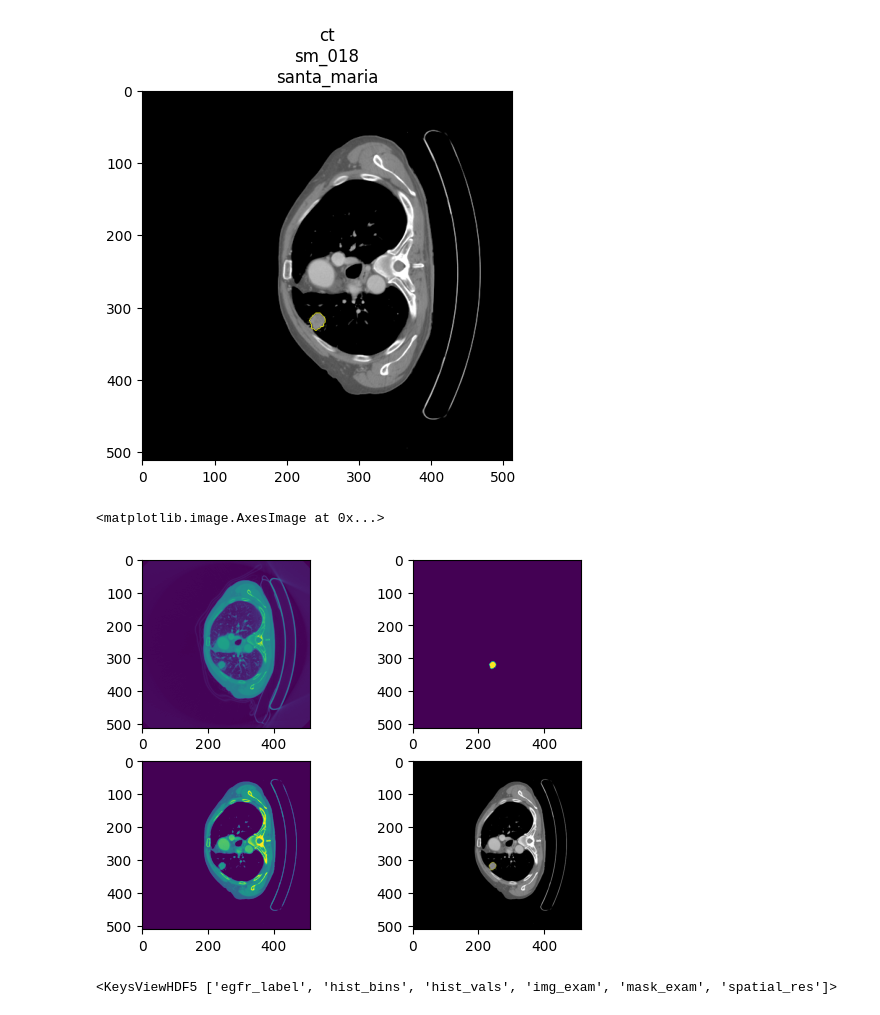
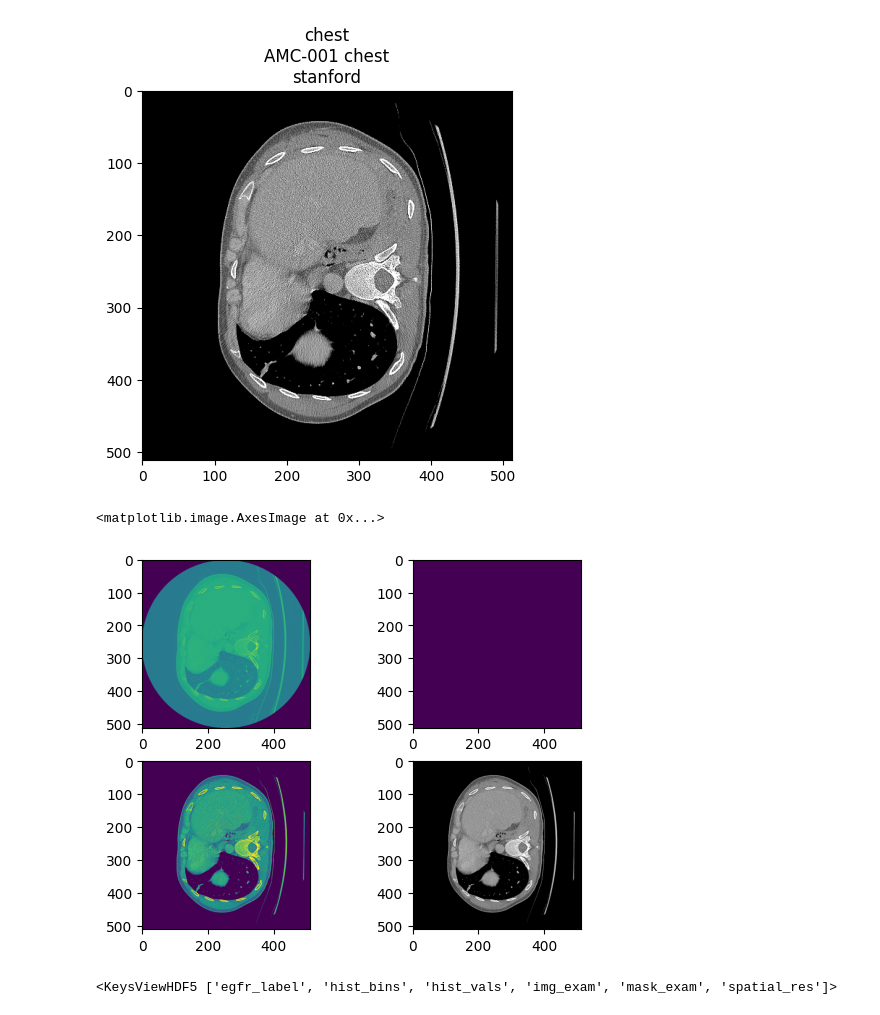
Before and after one commit to Macaya25/ViT-Radiomics, a Jupyter notebook: src/test.ipynb, the cells around one changed output. Saved outputs shown, nothing was run; the diff lists cells and outputs as text; code cells hidden in the pictures.

```diff
--- a/src/test.ipynb
+++ b/src/test.ipynb
@@ -4,9 +4,10 @@ import numpy as np
 import matplotlib.pyplot as plt
 import pandas as pd
 # %%
-hdf5_path="../../Datasets/PET-CT/lung_radiomics_datasets.hdf5"
-df=du.dataframe_from_hdf5(path)
-sample = df.sample(n=1).iloc[0]
+hdf5_path="../../Data/lung_radiomics_datasets.hdf5"
+df_metdata_path="../../Data/lung_radiomics_datasets_mod.csv"
+df = du.dataframe_from_hdf5(hdf5_path)
+sample = df.query("dataset == 'stanford' and modality == 'chest'").iloc[0]
 patient_id = sample['patient_id']
 modality = sample['modality']
 dataset = sample['dataset']
@@ -16,16 +55,16 @@ img_raw, mask = du.get_image_mask(hdf5_path, patient_id, modality, slice_id)
 # %%
 from skimage.segmentation import mark_boundaries
 if modality == 'pet':
     img = du.percentile_window(img_raw, qmin=0, qmax=100)
 else:
     img = du.apply_window_ct(img_raw, width=800, level=40)
 
 img_mask = mark_boundaries(img, mask)
 plt.imshow(img_mask)
-plt.title(f'{modality}\n{patient_id}\n{dataset}')
+plt.title(f'{modality}\n{patient_id} {modality}\n{dataset}')
 plt.show()
 # %% [output]
-[figure, old version]
+[figure, new version]
 # %%
 fig, axs = plt.subplots(2,2)
 axs[0][0].imshow(img_raw)
@@ -34,7 +73,7 @@ axs[1][0].imshow(img)
 axs[1][1].imshow(img_mask)
 # %% [output]
 <matplotlib.image.AxesImage at 0x...>
-[figure, old version]
+[figure, new version]
 # %%
 import h5py
 lala=h5py.File(hdf5_path, 'r')
```
Also changed, not shown: parts of 3 cells of this notebook, 7 other files.
